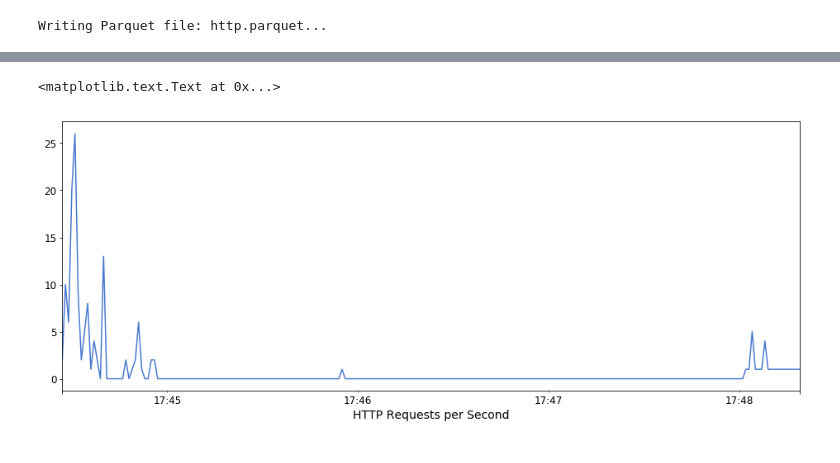
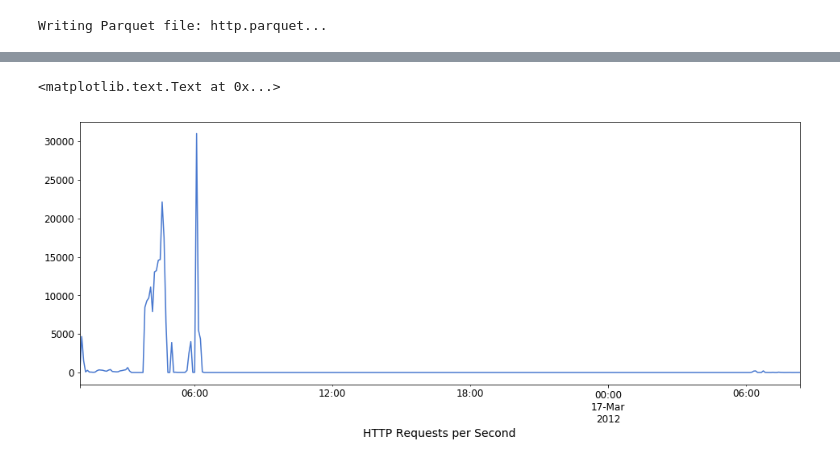
Before and after one commit to SuperCowPowers/zat, a Jupyter notebook: notebooks/Bro_to_Parquet_to_Spark.ipynb, the cells around one changed output, grey strips where cells are left out. Saved outputs shown, nothing was run; the diff lists cells and outputs as text; code cells hidden in the pictures.

```diff
--- a/notebooks/Bro_to_Parquet_to_Spark.ipynb
+++ b/notebooks/Bro_to_Parquet_to_Spark.ipynb
@@ -138,0 +163,5 @@ Since BAT automatically makes the timestamp the index, we can plot volume over t
+# %%
+from pyspark.sql.functions import col
+interesting_df = spark_df.where(col('`id.orig_h`') == '192.168.202.102')
+print("Number of Rows: {:d}".format(interesting_df.count()))
+interesting_df.groupBy('host', 'uri', 'statu# Show histogram of the Spark DF query lengths
@@ -138,0 +210,3 @@ Since BAT automatically makes the timestamp the index, we can plot volume over t
+# %%
+http_df = interesting_df.select('ts', 'host', 'status_code').toPandas().set_index('ts', drop=True)
+http_df.head()
@@ -139,9 +221,9 @@ Since BAT automatically makes the timestamp the index, we can plot volume over t
 # %%
-http_df['uid'].resample('1S').count().plot()
+http_df['host'].resample('5Min').count().plot()
 plt.xlabel('HTTP Requests per Second')
 # %% [output]
 <matplotlib.text.Text at 0x...>
-[figure, old version]
+[figure, new version]
 # %% [markdown]
 <div style="float: right; margin: 50px 0px 0px 0px"><img src="https://www.kitware.com/img/small_logo_over.png"></div>
 ## Wrap Up
```
Also changed, not shown: parts of 25 cells of this notebook, 1 other file.
